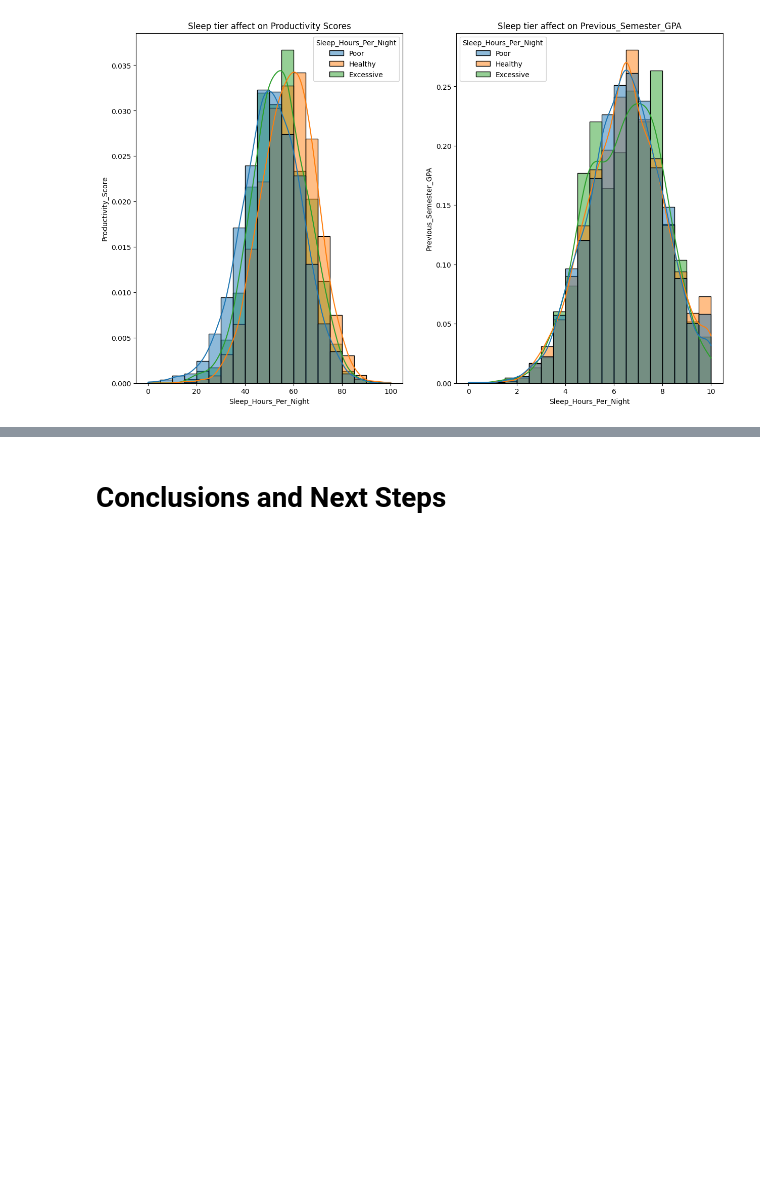
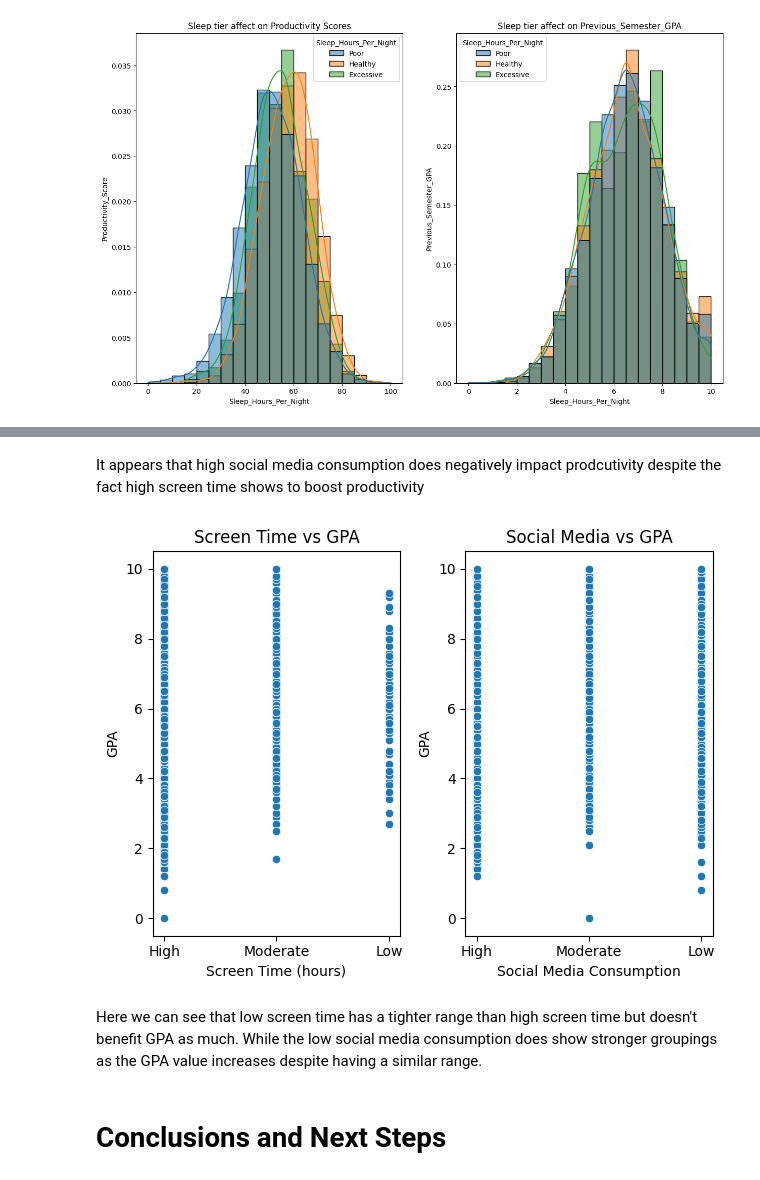
Before and after one commit to 13NateMate37/Student_Productivity_analysis, a Jupyter notebook: jupyter_notebooks/Data_Visualisations.ipynb, the cells around one changed output, grey strips where cells are left out. Drawn from its saved outputs; the diff is of its cells as text; code cells hidden in the pictures; blank space fills up the shorter version.

```diff
--- a/jupyter_notebooks/Data_Visualisations.ipynb
+++ b/jupyter_notebooks/Data_Visualisations.ipynb
@@ -224,3 +248,26 @@ This shows a more clear and concise
+# %% [markdown]
+It appears that high social media consumption does negatively impact prodcutivity despite the fact high screen time shows to boost productivity
+# %%
+# Screen time and social media consumption against GPA
+
+plt.subplot(1, 2, 1)
+sns.scatterplot(data=df_cleaned, x='Screen_Time_Hours', y='Previous_Semester_GPA')
+plt.title('Screen Time vs GPA')
+plt.xlabel('Screen Time (hours)')
+plt.ylabel('GPA')
+
+plt.subplot(1, 2, 2)
+sns.scatterplot(data=df_cleaned, x='Social_Media_Hours', y='Previous_Semester_GPA')
+plt.title('Social Media vs GPA')
+plt.xlabel('Social Media Consumption')
+plt.ylabel('GPA')
+
+plt.tight_layout()
+plt.show()
+# %% [output]
+[figure, added]
+# %% [markdown]
+Here we can see that low screen time has a tighter range than high screen time but doesn't benefit GPA as much. While the low social media consumption does show stronger groupings as the GPA value increases despite having a similar range.
 # %% [markdown]
 # Conclusions and Next Steps
 # %% [markdown]
```
Also changed, not shown: parts of 4 cells of this notebook.
